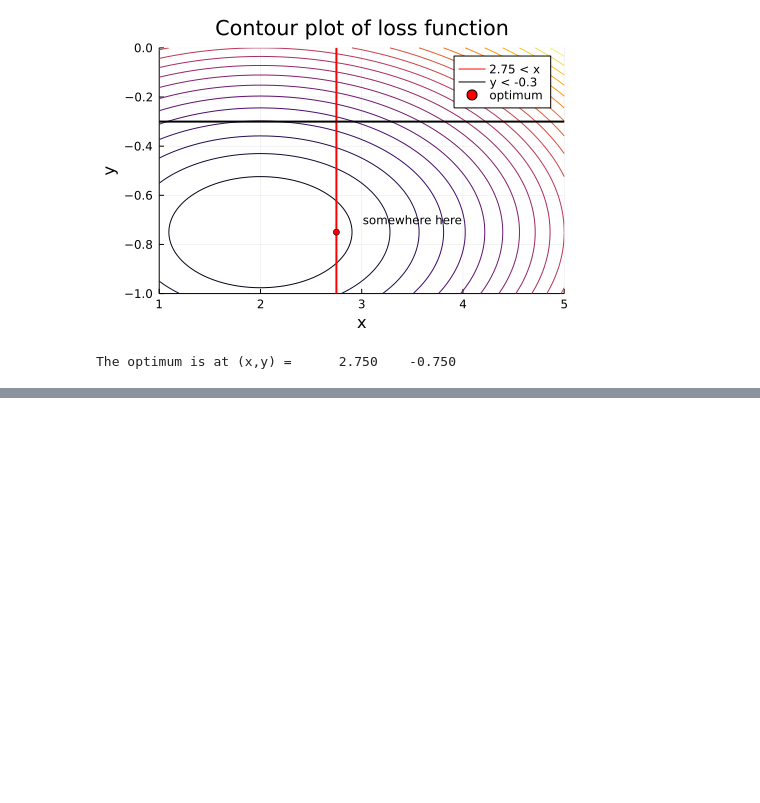
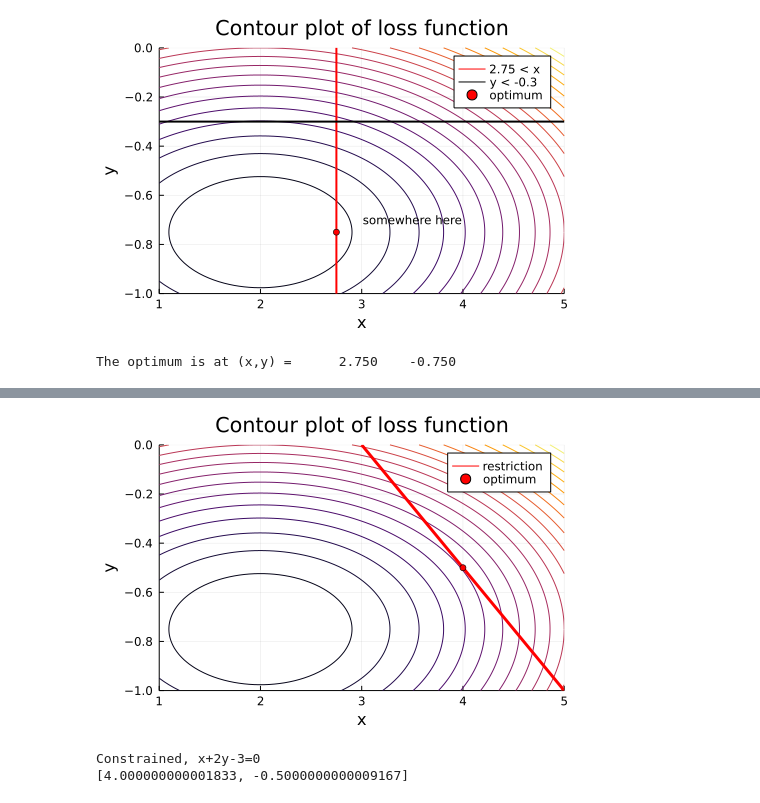
Before and after one commit to PaulSoderlind/JuliaTutorial, a Jupyter notebook: Tutorial_22a_Optimization_Optim.ipynb, the cells around one changed output, grey strips where cells are left out. Cells and saved outputs as stored; diff of their text form; code cells hidden in the pictures; blank space fills up the shorter version.

```diff
--- a/Tutorial_22a_Optimization_Optim.ipynb
+++ b/Tutorial_22a_Optimization_Optim.ipynb
@@ -160,0 +176,34 @@ The optimum is at (x,y) =      2.750    -0.750
+# %%
+p1 = contour(x,y,loss2d',
+             xlims = (1,5),
+             ylims = (-1,0),
+             legend = false,
+             levels = 21,
+             title = "Contour plot of loss function",
+             xlabel = "x",
+             ylabel = "y" )
+plot!(3 .- 2*y,y,linecolor=:red,linewidth=3,label="restriction",legend=true)
+scatter!([4],[-0.5],markercolor=:red,label="optimum")
+display(p1)
+# %% [output]
+[figure, added]
+# %%
+function EqConstrfun!(c,p)       #a function for a constraint
+    (x,y) = (p[1],p[2])          #c is an array where results are written to
+    c[1]  = x + 2*y - 3
+    return c
+end
+
+lx = [-Inf,-Inf]                 #effectively no bounds on the parameters
+ux = [Inf,  Inf]
+lc = [0.0]                       #c from EqConstrfun! should be lc <= c <= uc
+uc = [0.0]
+
+df  = TwiceDifferentiable(fn2,x0)       #informing about the differentiability of the problem
+dfc = TwiceDifferentiableConstraints(EqConstrfun!,lx,ux,lc,uc)
+Sol = optimize(df,dfc,x0,IPNewton())
+println("Constrained, x+2y-3=0")
+println(Optim.minimizer(Sol))
+# %% [output]
+Constrained, x+2y-3=0
+[4.000000000001833, -0.5000000000009167]
```
Also changed, not shown: parts of 11 cells of this notebook, 12 other files.
